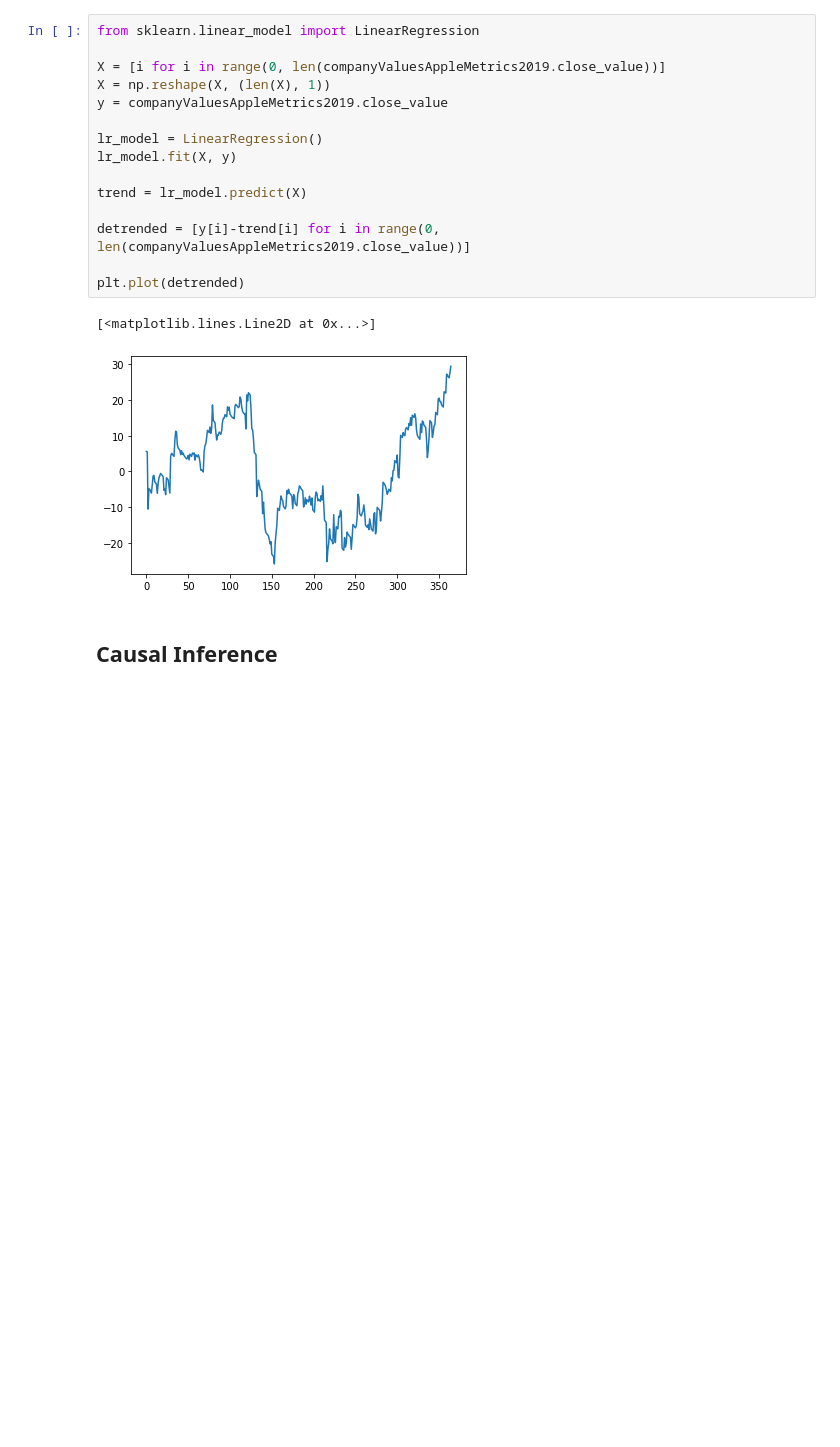
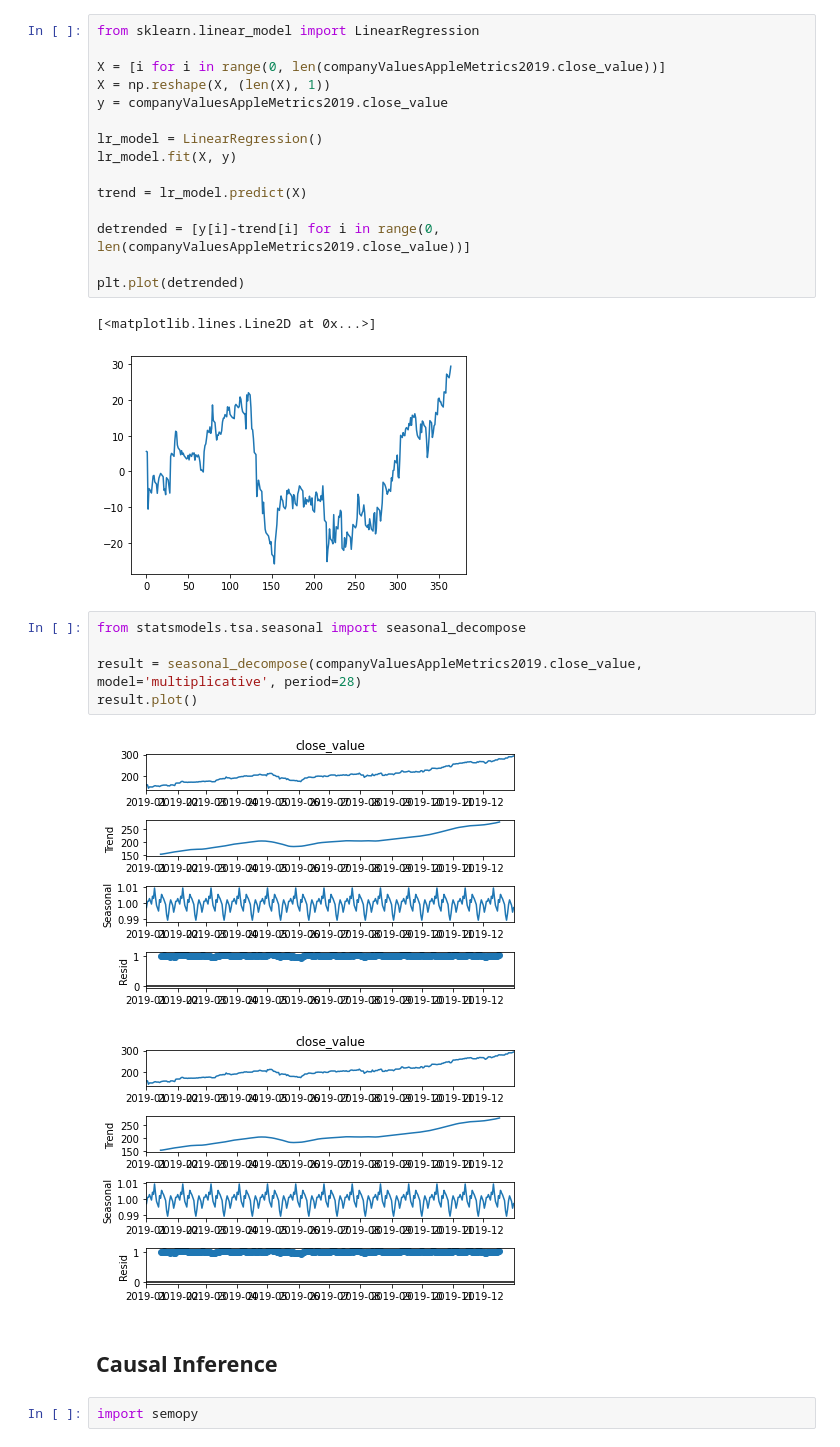
Before and after one commit to dssaenzml/ml703_timeSeriesCausalDiscovery, a Jupyter notebook: Exploration/ML703_Project.ipynb, the cells around one changed output. Cells and saved outputs as stored; diff of their text form; blank space fills up the shorter version.

```diff
--- a/Exploration/ML703_Project.ipynb
+++ b/Exploration/ML703_Project.ipynb
@@ -161,5 +161,15 @@ plt.plot(detrended)
 # %% [output]
 [<matplotlib.lines.Line2D at 0x...>]
 [figure]
+# %%
+from statsmodels.tsa.seasonal import seasonal_decompose
+
+result = seasonal_decompose(companyValuesAppleMetrics2019.close_value, model='multiplicative', period=28)
+result.plot()
+# %% [output]
+[figure, added]
+[figure, added]
 # %% [markdown]
 ## Causal Inference
+# %%
+import semopy
```
Also changed, not shown: parts of 2 cells of this notebook.
